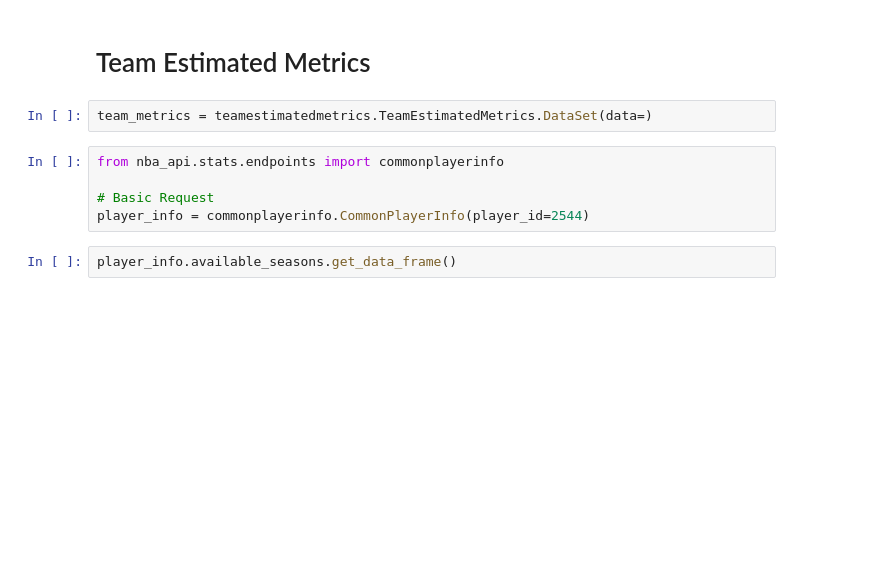
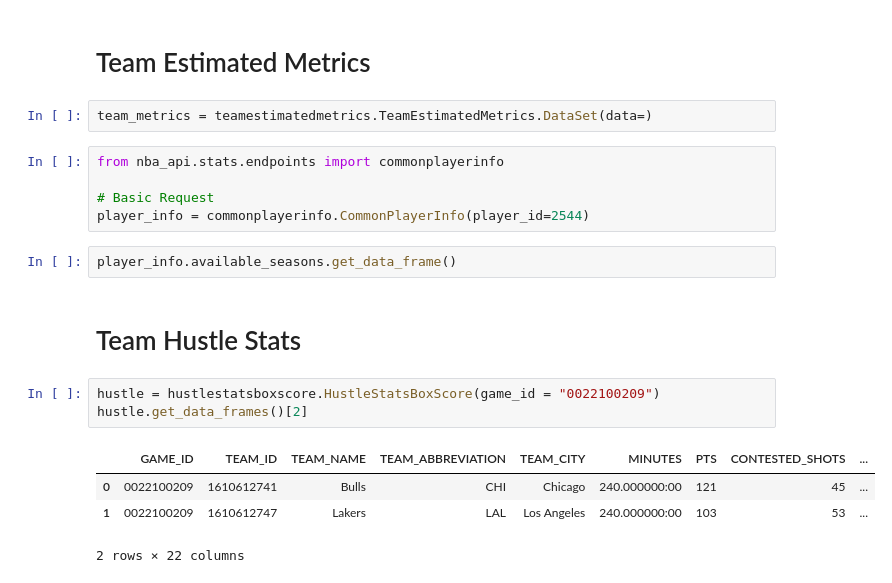
Before and after one commit to stevenworthington/sports_betting, a Jupyter notebook: code/data_processing/01_API_NBA.ipynb, the cells around one changed output. Cells and saved outputs as stored; diff of their text form; blank space fills up the shorter version.

Commit message:
Update 01_API_NBA.ipynb
Added code to retrieve hustle stats and miscellaneous box score stats

```diff
--- a/code/data_processing/01_API_NBA.ipynb
+++ b/code/data_processing/01_API_NBA.ipynb
@@ -241,3 +286,13 @@ from nba_api.stats.endpoints import commonplayerinfo
 player_info = commonplayerinfo.CommonPlayerInfo(player_id=2544)
 # %%
 player_info.available_seasons.get_data_frame()
+# %% [markdown]
+# Team Hustle Stats
+# %%
+hustle = hustlestatsboxscore.HustleStatsBoxScore(game_id = "0022100209")
+hustle.get_data_frames()[2]
+# %% [output]
+|  | GAME_ID | TEAM_ID | TEAM_NAME | TEAM_ABBREVIATION | TEAM_CITY | MINUTES | PTS | CONTESTED_SHOTS | ... |
+| 0 | 0022100209 | 1610612741 | Bulls | CHI | Chicago | 240.000000:00 | 121 | 45 | ... |
+| 1 | 0022100209 | 1610612747 | Lakers | LAL | Los Angeles | 240.000000:00 | 103 | 53 | ... |
+2 rows × 22 columns
```
Also changed, not shown: parts of 25 cells of this notebook.
